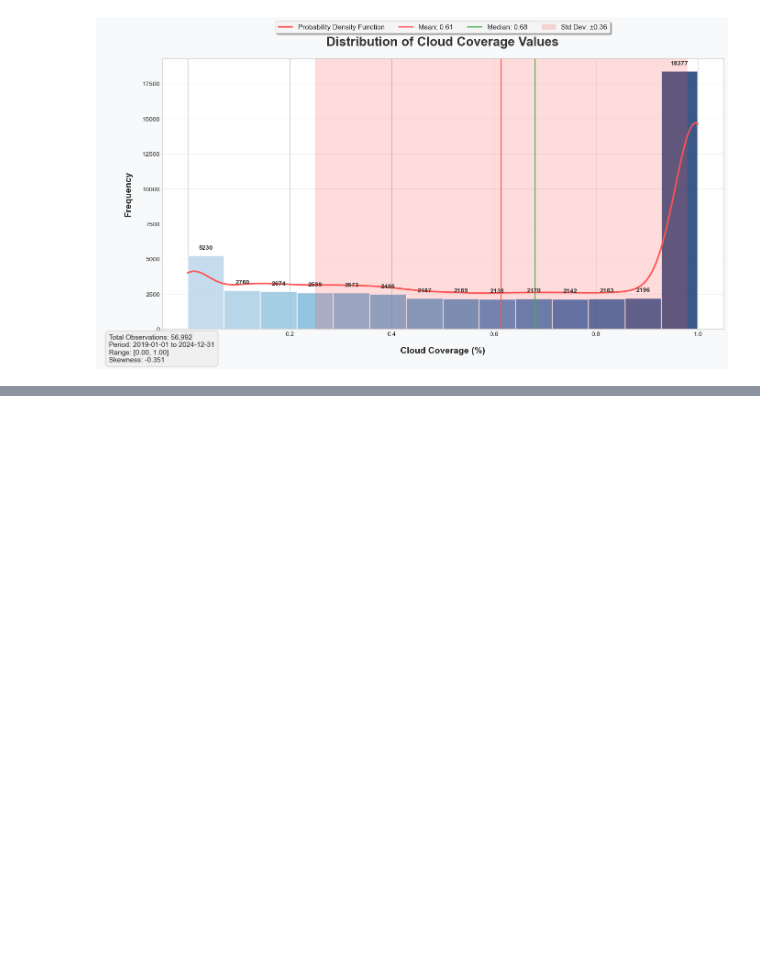
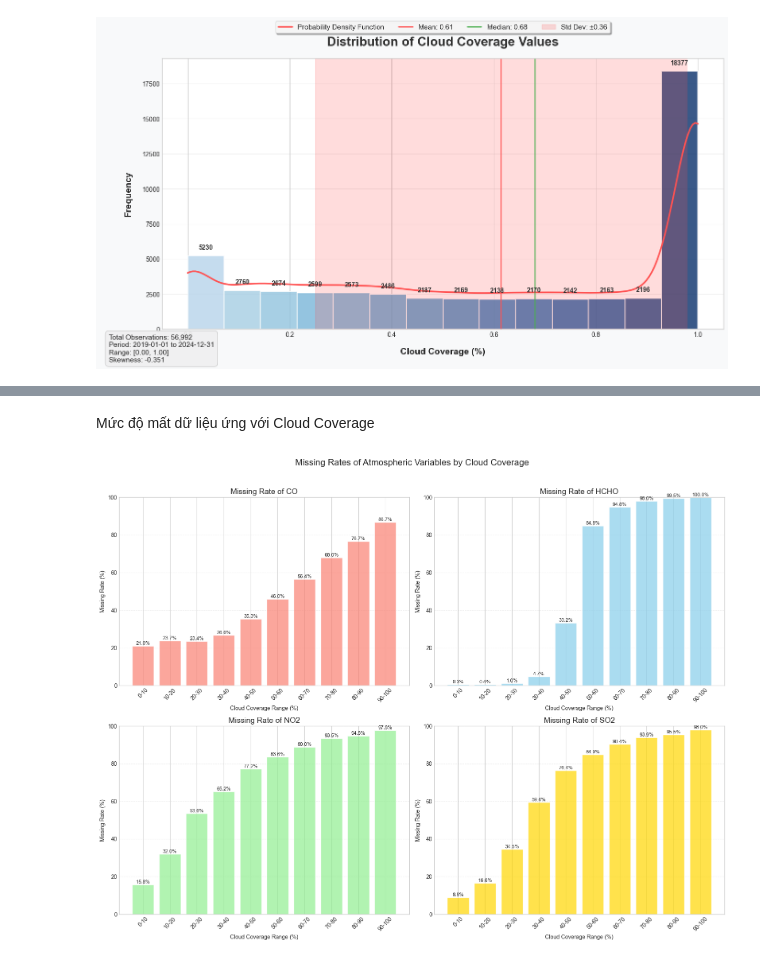
Before and after one commit to thebeo2004/INT3041E_AI_PM2.5-Concentration-Estimation, a Jupyter notebook: visualization/satellite-based data visualization.ipynb, the cells around one changed output, grey strips where cells are left out. Drawn from its saved outputs; the diff is of its cells as text; code cells hidden in the pictures; blank space fills up the shorter version.

```diff
--- a/visualization/satellite-based data visualization.ipynb
+++ b/visualization/satellite-based data visualization.ipynb
@@ -438,0 +488,63 @@ plt.show()
+# %% [markdown]
+Mức độ mất dữ liệu ứng với Cloud Coverage
+# %%
+def visualize_missing_rates_by_cloud(target_vars, df):
+    """
+    Visualize missing rates of multiple variables by cloud coverage range using subplots
+
+    Parameters:
+    target_vars (list): List of variables to analyze
+    df (DataFrame): Input dataframe containing the data
+    """
+    # Tạo figure và subplots
+    fig, axes = plt.subplots(2, 2, figsize=(16, 12))
+    axes = axes.flatten()
+
+    # Tạo bins cho cloud coverage (0-100% chia thành 10 khoảng)
+    bins = np.linspace(0, 100, 11)  # 0-10, 10-20, ..., 90-100
+    df['CLOUD_bin'] = pd.cut(df['CLOUD'] * 100, bins=bins)
+
+    # Màu sắc cho từng biểu đồ
+    colors = ['salmon', 'skyblue', 'lightgreen', 'gold']
+
+    for i, (ax, target_var) in enumerate(zip(axes, target_vars)):
+        # Tạo cột missing nếu chưa có
+        missing_col = f'{target_var}_missing'
+        if missing_col not in df.columns:
+            df[missing_col] = df[target_var].isna().astype(int)
+
+        # Tính tỷ lệ missing trong mỗi bin
+        missing_rate = df.groupby('CLOUD_bin')[missing_col].mean().reset_index()
+
+        # Vẽ bar plot
+        bars = ax.bar(range(len(missing_rate)), missing_rate[missing_col]*100,
+                     color=colors[i], alpha=0.7)
+
+        # Thiết lập subplot
+        ax.set_title(f'Missing Rate of {target_var}', fontsize=14)
+        ax.set_xlabel('Cloud Coverage Range (%)', fontsize=10)
+        ax.set_ylabel('Missing Rate (%)', fontsize=10)
+
+        # Đặt nhãn trục x
+        bin_labels = [f'{int(b.left)}-{int(b.right)}' for b in missing_rate['CLOUD_bin']]
+        ax.set_xticks(range(len(bin_labels)))
+        ax.set_xticklabels(bin_labels, rotation=45)
+
+        ax.set_ylim(0, 100)
+        ax.grid(True, axis='y', linestyle='--', alpha=0.3)
+
+        # Thêm giá trị trên mỗi cột
+        for bar in bars:
+            height = bar.get_height()
+            ax.text(bar.get_x() + bar.get_width()/2., height,
+                    f'{height:.1f}%', ha='center', va='bottom', fontsize=9)
+
+    plt.suptitle('Missing Rates of Atmospheric Variables by Cloud Coverage', fontsize=16, y=1.02)
+    plt.tight_layout()
+    plt.show()
+
+# Sử dụng hàm
+target_vars = ['CO', 'HCHO', 'NO2', 'SO2']
+visualize_missing_rates_by_cloud(target_vars, atmospheric_consolidated_df)
+# %% [output]
+[figure, added]
```
Also changed, not shown: parts of 2 cells of this notebook, 4 other files.
